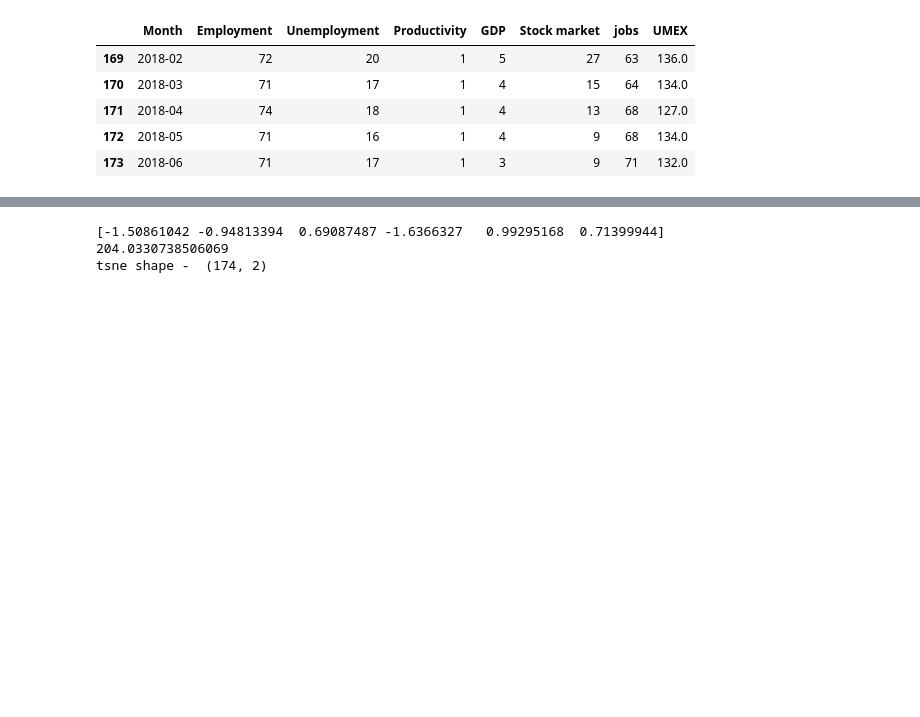
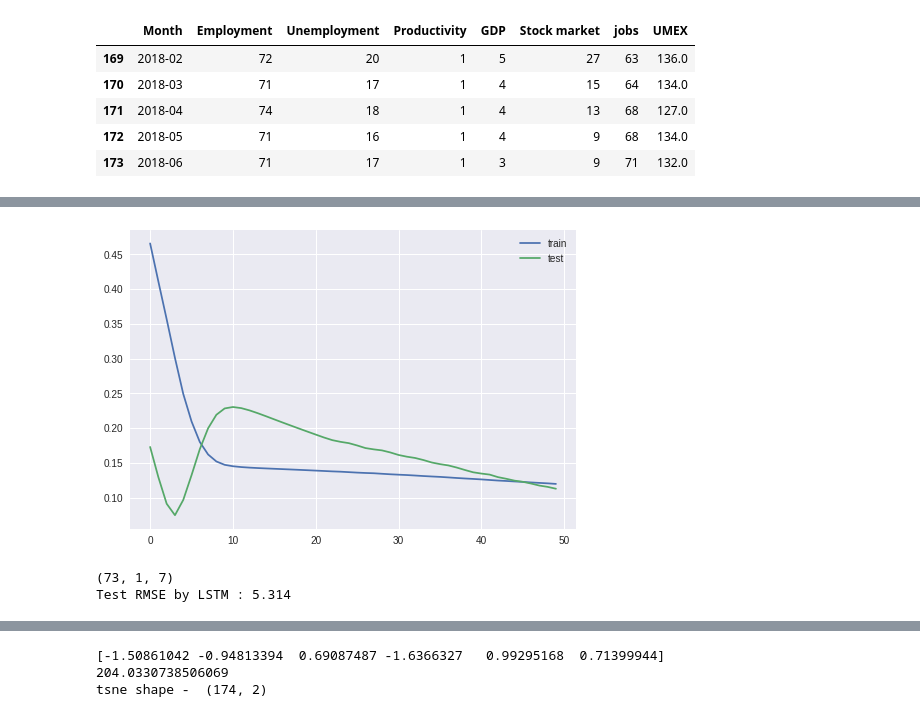
Before and after one commit to akshseh/FintechProject, a Jupyter notebook: NowCastingData_Regression.ipynb, the cells around one changed output, grey strips where cells are left out. Cells and saved outputs as stored; diff of their text form; code cells hidden in the pictures; blank space fills up the shorter version.

Commit message:
LSTM Added --

```diff
--- a/NowCastingData_Regression.ipynb
+++ b/NowCastingData_Regression.ipynb
@@ -105,0 +108,5 @@ X_train,X_test,Y_train,Y_test = train_test_split(X,Y,test_size = 0.20)
+# %%
+# remove month & year column
+
+datafile = datafile[['Employment','Unemployment','Productivity','GDP','Stock market','jobs','UMEX']]
+datafile.head()
@@ -105,0 +196,65 @@ X_train,X_test,Y_train,Y_test = train_test_split(X,Y,test_size = 0.20)
+# %%
+#====================================================
+##          Long Short Term Memory
+#====================================================
+
+from keras.models import Sequential
+from keras.layers import Dense
+from keras.layers import LSTM
+
+#--------------------------
+values = reframed.values
+train = values[:100,:]
+test = values[100:,:]
+train_x,train_y = train[:,:-1],train[:,-1]
+test_x,test_y = test[:,:-1],test[:,-1]
+
+train_x = train_x.reshape((train_x.shape[0],1,train_x.shape[1]))
+test_x = test_x.reshape((test_x.shape[0],1,test_x.shape[1]))
+
+print(test_x.shape, test_y.shape, train_x.shape, train_y.shape)
+#====================================================
+##          Long Short Term Memory MODEL       ----
+#====================================================
+
+model = Sequential()
+model.add(LSTM(50, input_shape=(train_x.shape[1],train_x.shape[2])))
+model.add(Dense(1))
+model.compile(loss='mae',optimizer='adam')
+# fit network
+history = model.fit(train_x,train_y,epochs=50,batch_size=16, validation_data=(test_x, test_y), verbose=2, shuffle=False)
+
+# plot
+pyplot.plot(history.history['loss'],label='train')
+pyplot.plot(history.history['val_loss'],label='test')
+pyplot.legend()
+pyplot.show()
+
+#====================================================
+##          Long Short Term Memory Prediction
+#====================================================
+from sklearn.metrics import mean_squared_error
+from numpy import concatenate
+from math import sqrt
+
+print(test_x.shape)
+
+yhat = model.predict(test_x)
+test_x = test_x.reshape((test_x.shape[0], test_x.shape[2]))
+# invert scaling for forecast
+inv_yhat = concatenate((yhat, test_x[:, 1:]), axis=1)
+inv_yhat = scaler.inverse_transform(inv_yhat)
+inv_yhat = inv_yhat[:,0]
+# invert scaling for actual
+test_y = test_y.reshape((len(test_y), 1))
+inv_y = concatenate((test_y, test_x[:, 1:]), axis=1)
+inv_y = scaler.inverse_transform(inv_y)
+inv_y = inv_y[:,0]
+# calculate RMSE
+rmse = sqrt(mean_squared_error(inv_y, inv_yhat))
+print('Test RMSE by LSTM : %.3f' % rmse)
+
+#====================================================
+##          LSTM Model End
+#====================================================
+# %% [output]
@@ -105,0 +278,3 @@ X_train,X_test,Y_train,Y_test = train_test_split(X,Y,test_size = 0.20)
+[figure, added]
+(73, 1, 7)
+Test RMSE by LSTM : 5.314
```
Also changed, not shown: parts of 17 cells of this notebook.
